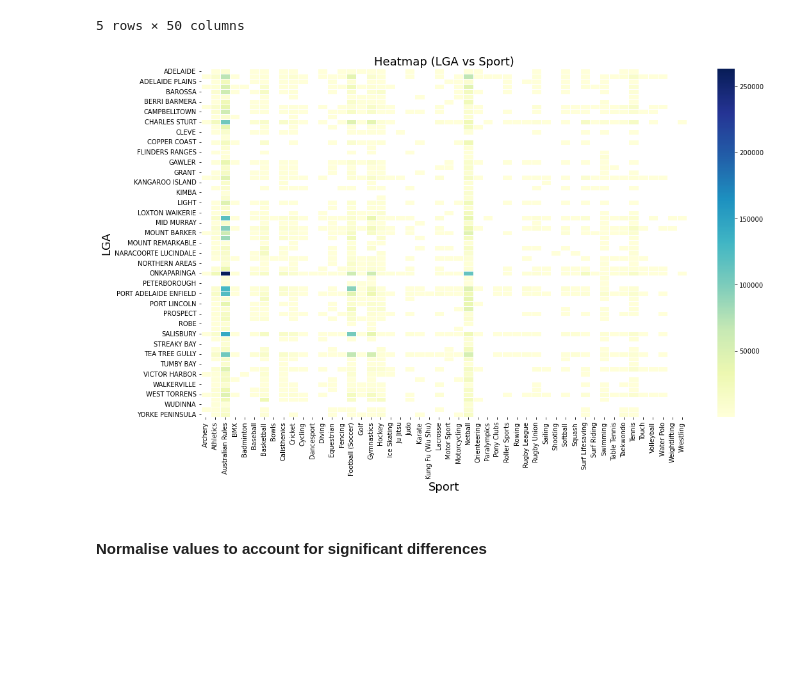
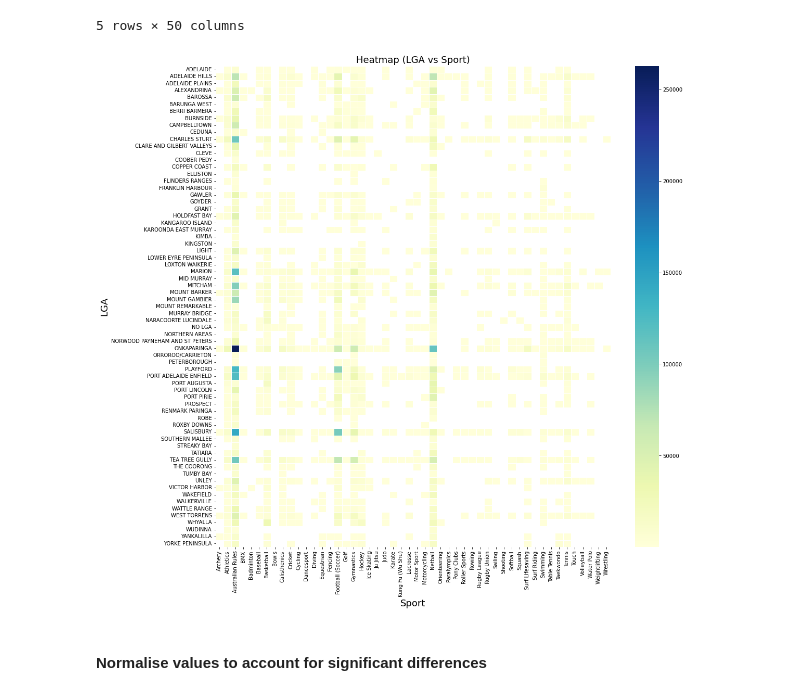
Before and after one commit to walthersy/DataScience-Portfolio, a Jupyter notebook: Portfolio 2.ipynb, the cells around one changed output. Drawn from its saved outputs; the diff is of its cells as text; code cells hidden in the pictures; blank space fills up the shorter version.

```diff
--- a/Portfolio 2.ipynb
+++ b/Portfolio 2.ipynb
@@ -219,14 +200,14 @@ sa_grp.head()
 | BAROSSA | NaN | 7900.0 | 59800.0 | 150.0 | NaN | 300.0 | 17050.0 | NaN | ... |
 5 rows × 50 columns
 # %%
-plt.figure(figsize=(17,10))
+plt.figure(figsize=(17,17))
 grid = sns.heatmap(sa_grp,cmap='YlGnBu',linewidths=.5)
 grid.set_title(label='Heatmap (LGA vs Sport)',fontsize=18)
 grid.set_ylabel('LGA',fontsize=18)
 grid.set_xlabel('Sport',fontsize=18)
 plt.show()
 # %% [output]
-[figure, old version]
+[figure, new version]
 # %% [markdown]
 #### Normalise values to account for significant differences
 # %%
```
Also changed, not shown: parts of 54 cells of this notebook.
